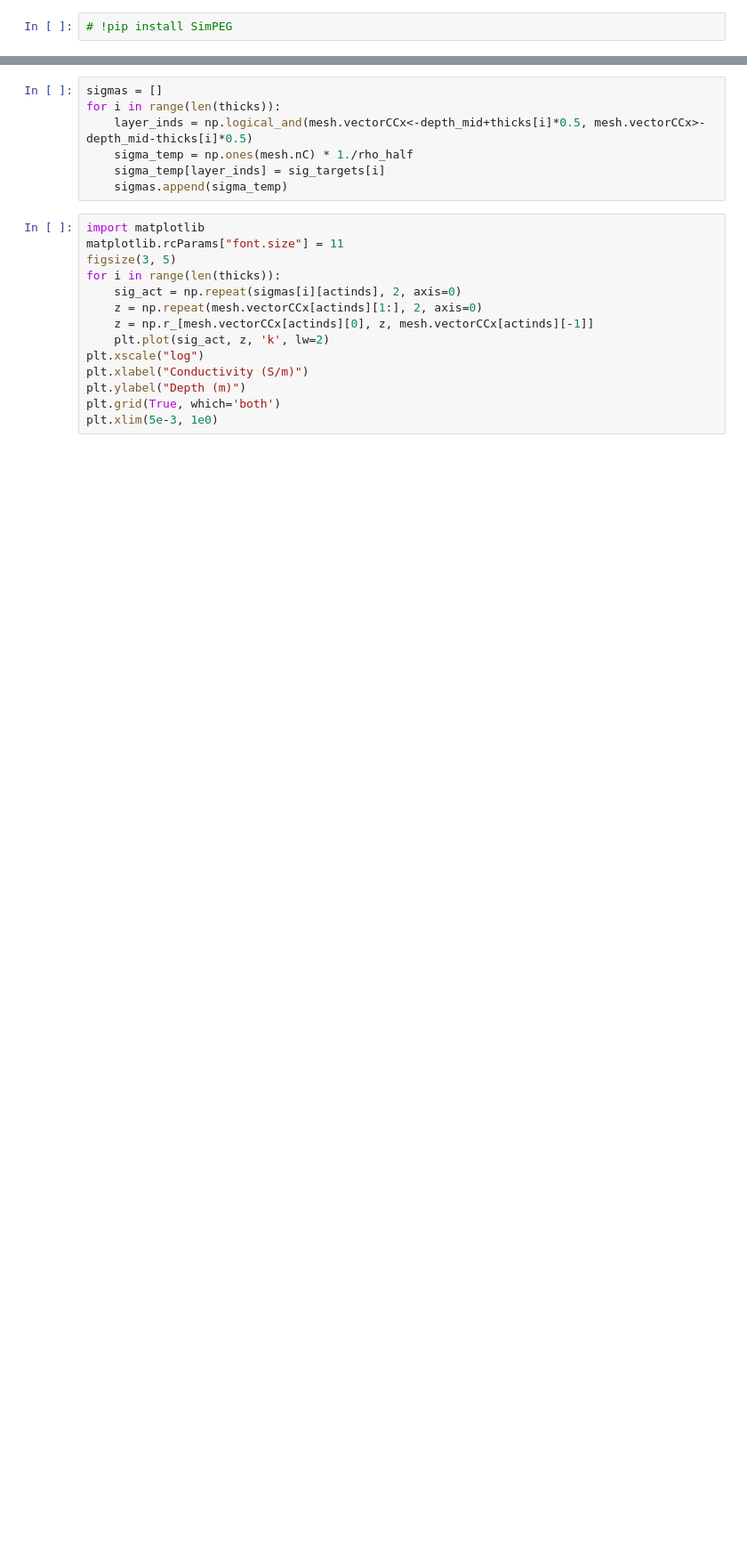
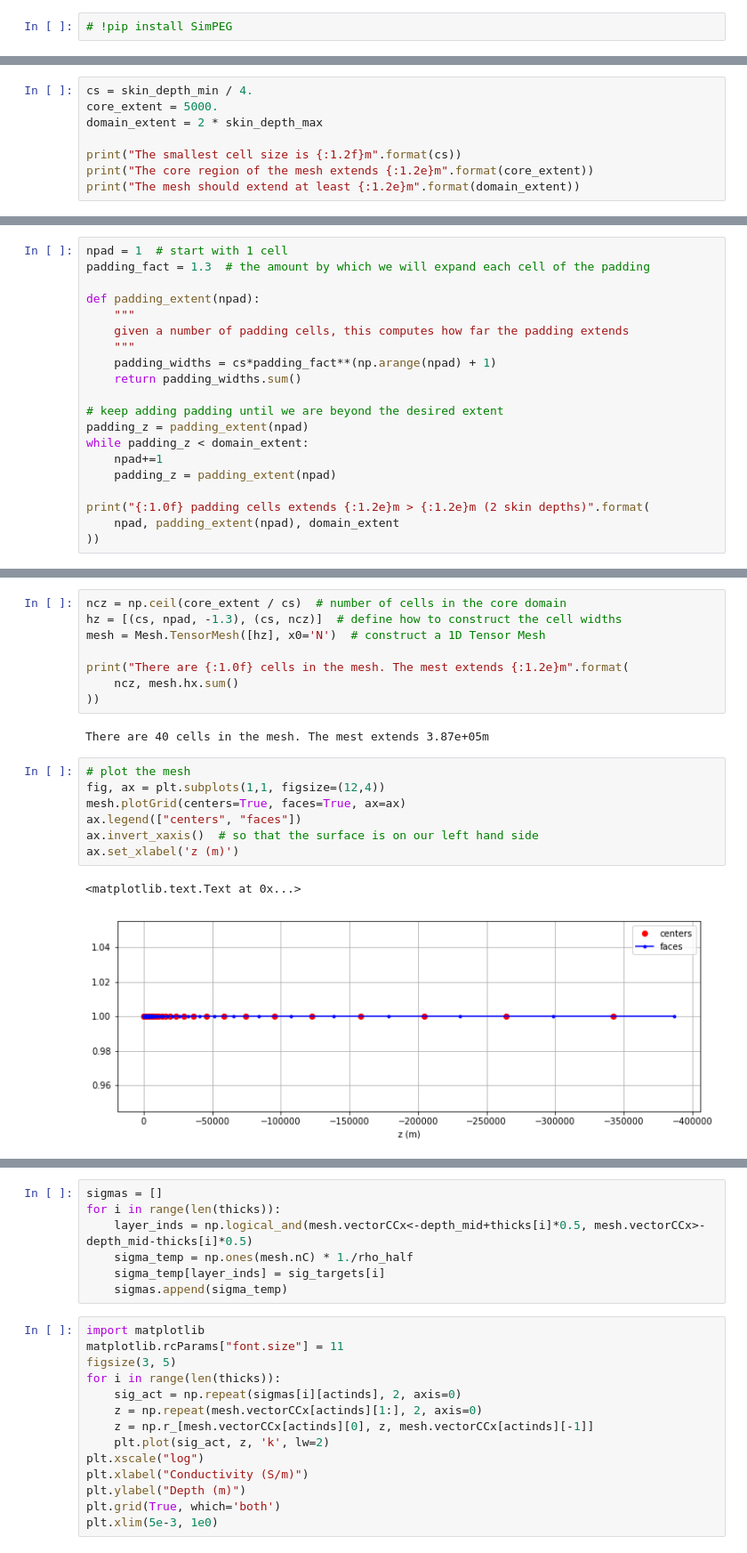
Before and after one commit to geoscixyz/computation, a Jupyter notebook: notebooks/MTtutorial/MT1D_Simulation_MutiFreqs.ipynb, the cells around one changed output, grey strips where cells are left out. Shown at 89% size. Cells and saved outputs as stored; diff of their text form; blank space fills up the shorter version.

```diff
--- a/notebooks/MTtutorial/MT1D_Simulation_MutiFreqs.ipynb
+++ b/notebooks/MTtutorial/MT1D_Simulation_MutiFreqs.ipynb
@@ -111,0 +69,8 @@ def MTsimulation(mesh, sigma, frequency):
+# %%
+cs = skin_depth_min / 4.
+core_extent = 5000.
+domain_extent = 2 * skin_depth_max
+
+print("The smallest cell size is {:1.2f}m".format(cs))
+print("The core region of the mesh extends {:1.2e}m".format(core_extent))
+print("The mesh should extend at least {:1.2e}m".format(domain_extent))
@@ -111,0 +87,20 @@ def MTsimulation(mesh, sigma, frequency):
+# %%
+npad = 1  # start with 1 cell
+padding_fact = 1.3  # the amount by which we will expand each cell of the padding
+
+def padding_extent(npad):
+    """
+    given a number of padding cells, this computes how far the padding extends
+    """
+    padding_widths = cs*padding_fact**(np.arange(npad) + 1)
+    return padding_widths.sum()
+
+# keep adding padding until we are beyond the desired extent
+padding_z = padding_extent(npad)
+while padding_z < domain_extent:
+    npad+=1
+    padding_z = padding_extent(npad)
+
+print("{:1.0f} padding cells extends {:1.2e}m > {:1.2e}m (2 skin depths)".format(
+    npad, padding_extent(npad), domain_extent
+))
@@ -111,0 +113,20 @@ def MTsimulation(mesh, sigma, frequency):
+# %%
+ncz = np.ceil(core_extent / cs)  # number of cells in the core domain
+hz = [(cs, npad, -1.3), (cs, ncz)]  # define how to construct the cell widths
+mesh = Mesh.TensorMesh([hz], x0='N')  # construct a 1D Tensor Mesh
+
+print("There are {:1.0f} cells in the mesh. The mest extends {:1.2e}m".format(
+    ncz, mesh.hx.sum()
+))
+# %% [output]
+There are 40 cells in the mesh. The mest extends 3.87e+05m
+# %%
+# plot the mesh
+fig, ax = plt.subplots(1,1, figsize=(12,4))
+mesh.plotGrid(centers=True, faces=True, ax=ax)
+ax.legend(["centers", "faces"])
+ax.invert_xaxis()  # so that the surface is on our left hand side
+ax.set_xlabel('z (m)')
+# %% [output]
+<matplotlib.text.Text at 0x...>
+[figure, added]
```
Also changed, not shown: parts of 34 cells of this notebook, 3 other files.
